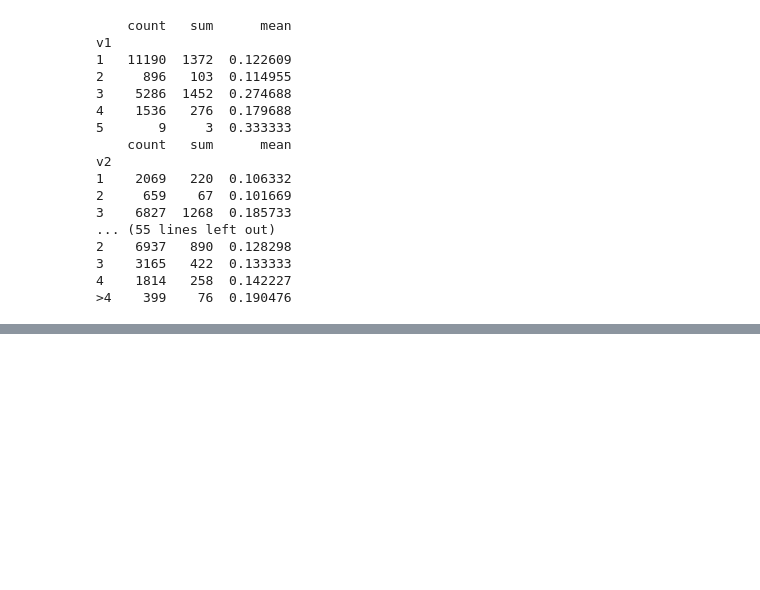
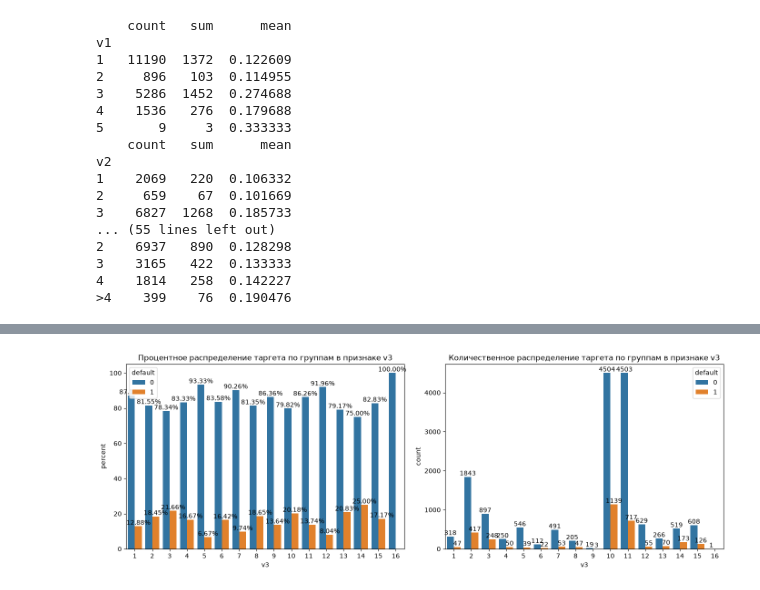
Before and after one commit to IslamDyshoko/credit_risk, a Jupyter notebook: notebooks/01_eda.ipynb, the cells around one changed output, grey strips where cells are left out. Saved outputs shown, nothing was run; the diff lists cells and outputs as text; code cells hidden in the pictures; blank space fills up the shorter version.

```diff
--- a/notebooks/01_eda.ipynb
+++ b/notebooks/01_eda.ipynb
@@ -240,0 +263,4 @@ v2
+# %%
+plot_target_by_category(data=df, feature='v3')
+# %% [output]
+[figure, added]
```
Also changed, not shown: parts of 16 cells of this notebook, 2 other files.
